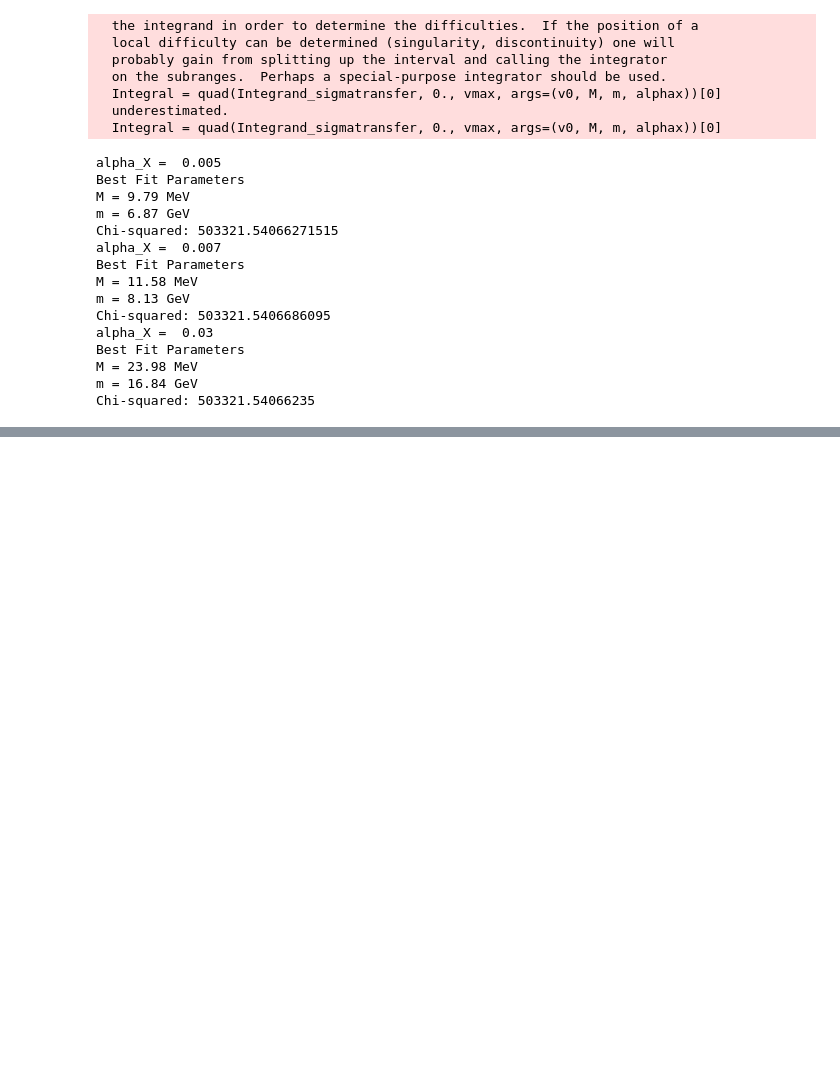
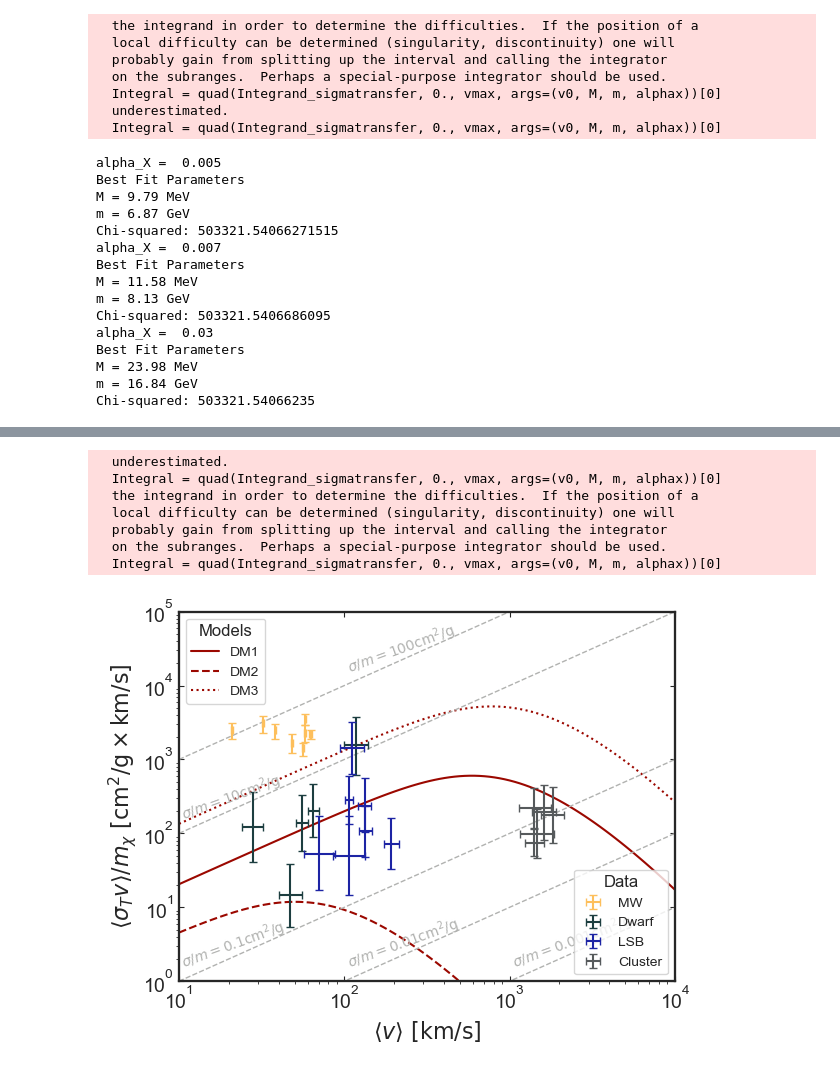
Before and after one commit to nigomezcr/Leptophilic-Atlas-Repo, a Jupyter notebook: DarkMatterFits.ipynb, the cells around one changed output, grey strips where cells are left out. Drawn from its saved outputs; the diff is of its cells as text; code cells hidden in the pictures; blank space fills up the shorter version.

Commit message:
Updated TransferCrossSection plot, new colors and models

```diff
--- a/DarkMatterFits.ipynb
+++ b/DarkMatterFits.ipynb
@@ -220,0 +162,67 @@ plt.show()
+# %%
+import matplotlib.pyplot as plt
+
+# Create a figure and axis object
+fig, ax = plt.subplots()
+
+alphaDM, alphaDM2, alphaDM3 = 0.005, 0.01, 0.03
+mZp, mZp2, mZp3 = 9.8, 20, 15
+mDM, mDM2, mDM3 = 6.9, 165, 8
+
+for i in range(100):
+    sigvm_array[i] = Average_sigmatransfer(v0[i], mZp, mDM, alphaDM)
+    sigvm_array2[i] = Average_sigmatransfer(v0[i], mZp2, mDM2, alphaDM2)
+    sigvm_array3[i] = Average_sigmatransfer(v0[i], mZp3, mDM3, alphaDM3)
+
+# Model Plot
+model1, = ax.plot(v_array, sigvm_array, color=MainColor1, label='DM1')
+model2, = ax.plot(v_array, sigvm_array2, color=MainColor1, linestyle='dashed', label='DM2')
+model3, = ax.plot(v_array, sigvm_array3, color=MainColor1, linestyle='dotted', label='DM3')
+first_legend = ax.legend(handles=[model1, model2, model3], loc=2, title='Models')
+ax.add_artist(first_legend)
+
+
+# Cross section diagonals
+DiagonalsColor = Gray2
+Diagonalswidth = 1
+ax.plot(v_array, 0.001*v_array, color=DiagonalsColor, linestyle='dashed', lw=Diagonalswidth)
+ax.text(1000, 1.5, r'$ \sigma/m = 0.001 \mathrm{cm^2/g}$', size=10, rotation=20, color=DiagonalsColor)
+ax.plot(v_array, 0.01*v_array, color=DiagonalsColor, linestyle='dashed', lw=Diagonalswidth)
+ax.text(100, 1.5, r'$ \sigma/m = 0.01 \mathrm{cm^2/g}$', size=10, rotation=20, color=DiagonalsColor)
+ax.plot(v_array, 0.1*v_array, color=DiagonalsColor, linestyle='dashed', lw=Diagonalswidth)
+ax.text(10, 1.5, r'$ \sigma/m = 0.1 \mathrm{cm^2/g}$', size=10, rotation=20, color=DiagonalsColor)
+ax.plot(v_array, 10*v_array, color=DiagonalsColor, linestyle='dashed', lw=Diagonalswidth)
+ax.text(10, 150, r'$ \sigma/m = 10 \mathrm{cm^2/g}$', size=10, rotation=20, color=DiagonalsColor)
+ax.plot(v_array, 100*v_array, color=DiagonalsColor, linestyle='dashed', lw=Diagonalswidth)
+ax.text(100, 1.5e4, r'$ \sigma/m = 100 \mathrm{cm^2/g}$', size=10, rotation=20, color=DiagonalsColor)
+
+# Data
+data1 = ax.errorbar(VelocityData, CrossSectionData, CrossSectionData_Err , VelocityData_Err , ls='', color=BackgroundColor3, capsize=3, label='MW')
+data2 = ax.errorbar(Dwarf_x, Dwarf_y, (Dwarf_Err_d, Dwarf_Err_u), (Dwarf_Err_l, Dwarf_Err_r), ls='', color=BackgroundColor2, capsize=3, label='Dwarf')
+data3 = ax.errorbar(Galaxy_x, Galaxy_y, (Galaxy_Err_d, Galaxy_Err_u), (Galaxy_Err_l, Galaxy_Err_r), ls='', color=MainColor2, capsize=3, label='LSB')
+data4 = ax.errorbar(Cluster_x, Cluster_y, (Cluster_Err_d, Cluster_Err_u), (Cluster_Err_l, Cluster_Err_r), ls='', color=Gray1, capsize=3, label='Cluster')
+ax.legend(handles=[data1, data2, data3, data4], loc=4, title='Data')
+
+# Settings
+ax.tick_params(top=True, right=True, direction='in')
+ax.set_xlabel(r'$\langle v \rangle ~[ \mathrm{km/s}]$')
+ax.set_ylabel(r'$\langle\sigma_T v \rangle /m_{\chi} ~[\mathrm{cm^2/g \times km/s}]$')
+ax.set_xscale('log')
+ax.set_yscale('log')
+ax.set_ylim(1, 1e5)
+ax.set_xlim(10, 1e4)
+
+
+# Save and show the plot
+plt.savefig('Plots/GalaxyFit.pdf')
+plt.savefig('Plots/GalaxyFit.svg')
+plt.show()
+# %% [output]
+  underestimated.
+  Integral = quad(Integrand_sigmatransfer, 0., vmax, args=(v0, M, m, alphax))[0]
+  the integrand in order to determine the difficulties.  If the position of a
+  local difficulty can be determined (singularity, discontinuity) one will
+  probably gain from splitting up the interval and calling the integrator
+  on the subranges.  Perhaps a special-purpose integrator should be used.
+  Integral = quad(Integrand_sigmatransfer, 0., vmax, args=(v0, M, m, alphax))[0]
+[figure, added]
```
Also changed, not shown: parts of 1 cell of this notebook, 4 other files.
